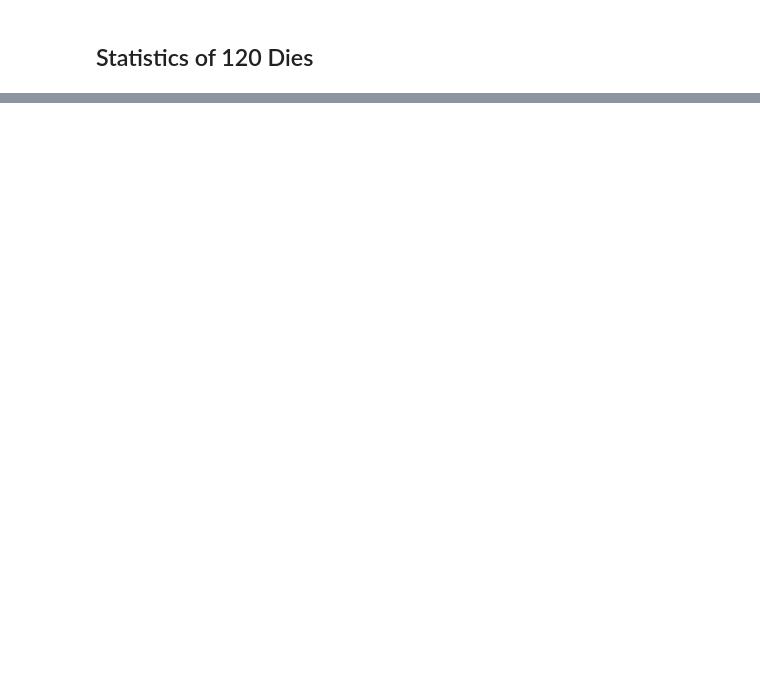
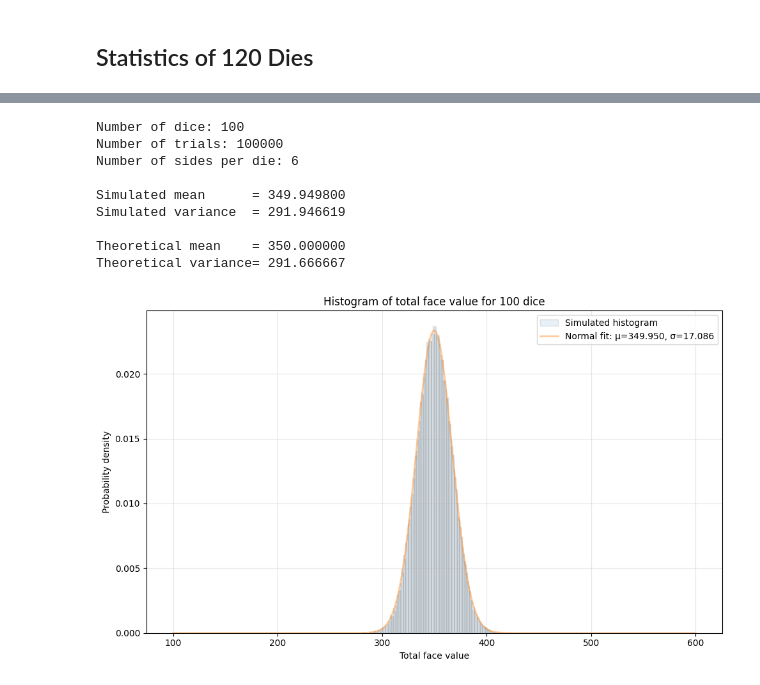
Before and after one commit to ydGit/qpac, a Jupyter notebook: code/jupyter/probabilityManyDice.ipynb, the cells around one changed output, grey strips where cells are left out. Cells and saved outputs as stored; diff of their text form; code cells hidden in the pictures; blank space fills up the shorter version.

```diff
--- a/code/jupyter/probabilityManyDice.ipynb
+++ b/code/jupyter/probabilityManyDice.ipynb
@@ -94,0 +108,13 @@ Theoretical variance= 350.000000
+# %%
+main(n_dice=100)
+# %% [output]
+Number of dice: 100
+Number of trials: 100000
+Number of sides per die: 6
+
+Simulated mean      = 349.949800
+Simulated variance  = 291.946619
+
+Theoretical mean    = 350.000000
+Theoretical variance= 291.666667
+[figure, added]
```
Also changed, not shown: parts of 3 cells of this notebook, 11 other files.
